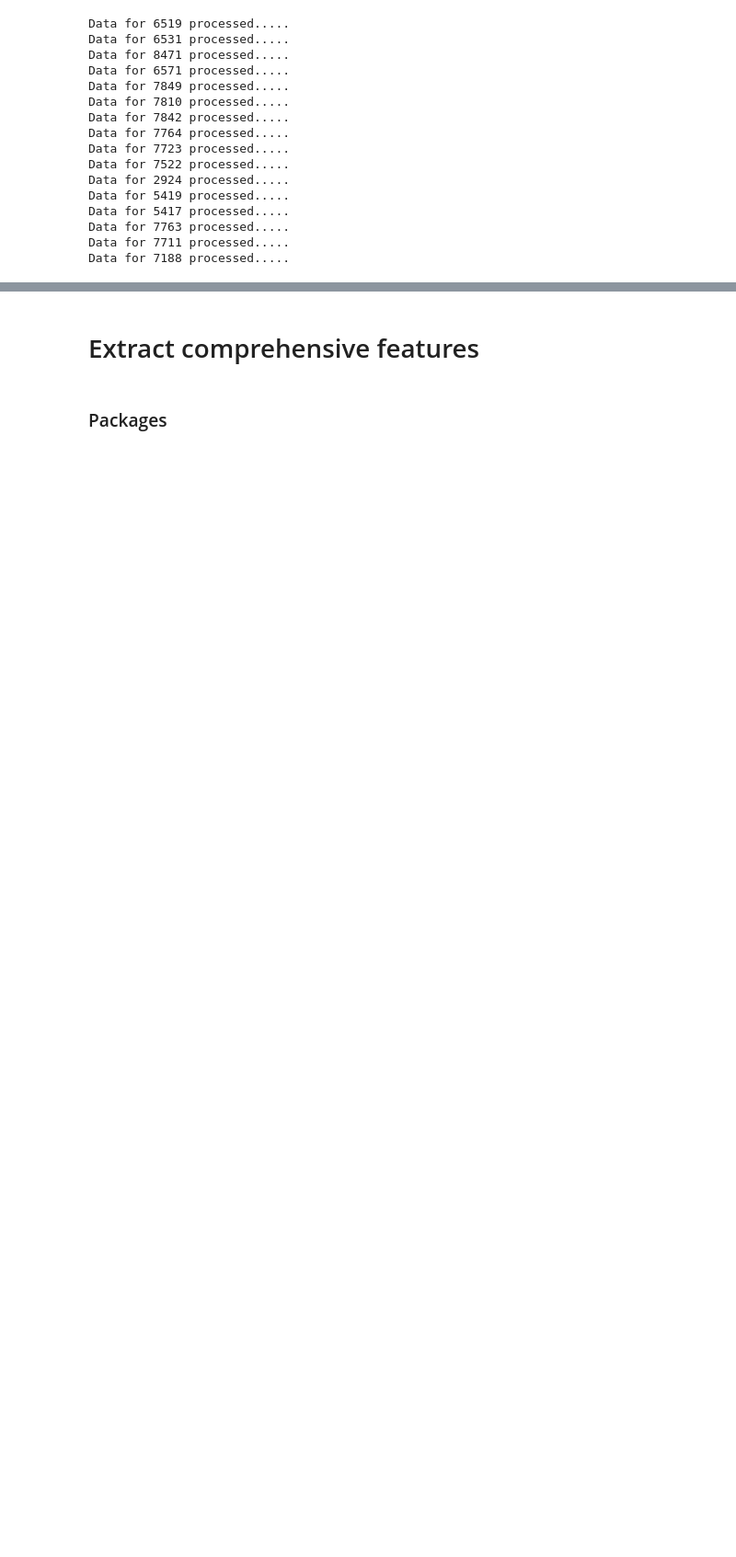
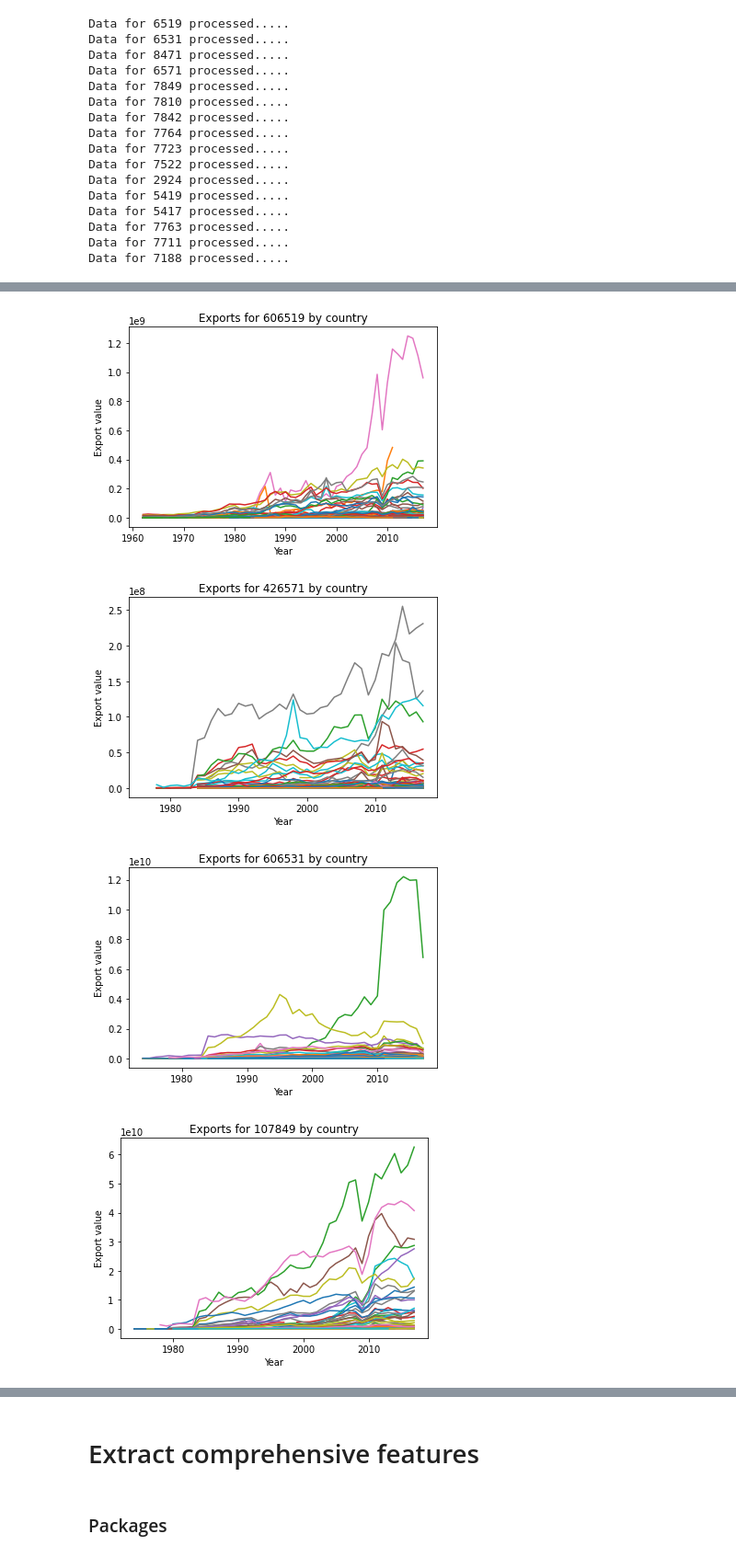
Before and after one commit to GarethWilhelm/TS-Feature-Clustering, a Jupyter notebook: data_prep.ipynb, the cells around one changed output, grey strips where cells are left out. Shown: that part at 92% size. Drawn from its saved outputs; the diff is of its cells as text; code cells hidden in the pictures; blank space fills up the shorter version.

```diff
--- a/data_prep.ipynb
+++ b/data_prep.ipynb
@@ -162,11 +168,19 @@ Data for 7763 processed.....
 Data for 7711 processed.....
 Data for 7188 processed.....
 # %%
-def create_df():
-  trade_data = [i for i in os.listdir(os.getcwd()) if i.endswith('.csv') and 'sitc' in i]
+import pandas as pd
+import numpy as np
+import os, os.path, csv, requests, pathlib
+import math
+from datetime import datetime
+
+PATH = '/content/drive/My Drive/Stellenbosch/Webster'
+include_list = ['year','origin_id','sitc_id','export_val','export_rca']
+def create_df(path):
+  trade_data = [i for i in os.listdir(path) if i.endswith('.csv') and 'sitc' in i]
   trade_history = []
   for file in trade_data:
-    file_name = pd.read_csv(file)
+    file_name = pd.read_csv(file,usecols=include_list,parse_dates=['year'])#, index_col=['year'])
     trade_history.append(file_name)
   products_dataframe = pd.concat(trade_history)
   return products_dataframe
@@ -219,0 +241,13 @@ trade_dframe.head()
+# %%
+for id in trade_df.sitc_id.unique():
+  agg_country_product = pd.pivot_table(trade_df[trade_df.sitc_id==id], index='year', columns='origin_id', values='export_val', aggfunc=np.mean)
+  plt.plot(agg_country_product)
+  plt.title(f"Exports for {id} by country")
+  plt.xlabel("Year")
+  plt.ylabel("Export value")
+  plt.show()
+# %% [output]
+[figure, added]
+[figure, added]
+[figure, added]
+[figure, added]
```
Also changed, not shown: parts of 19 cells of this notebook.
